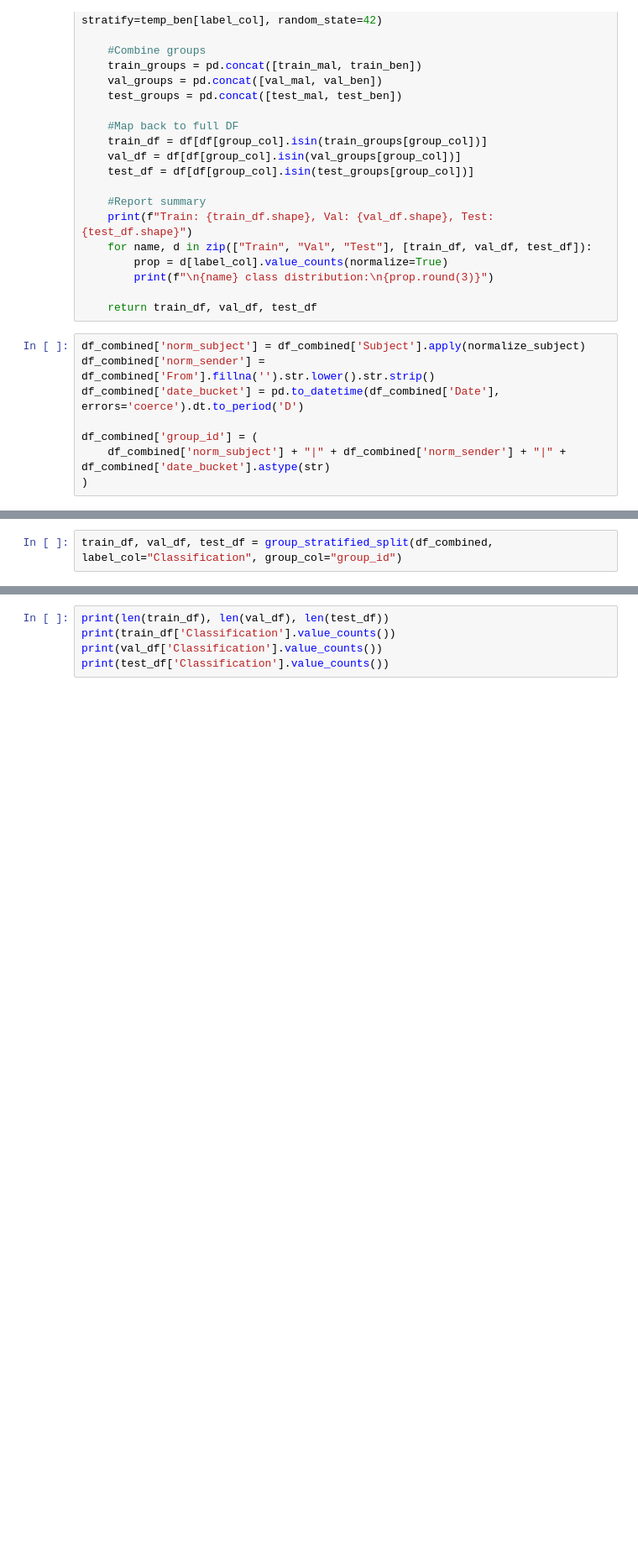
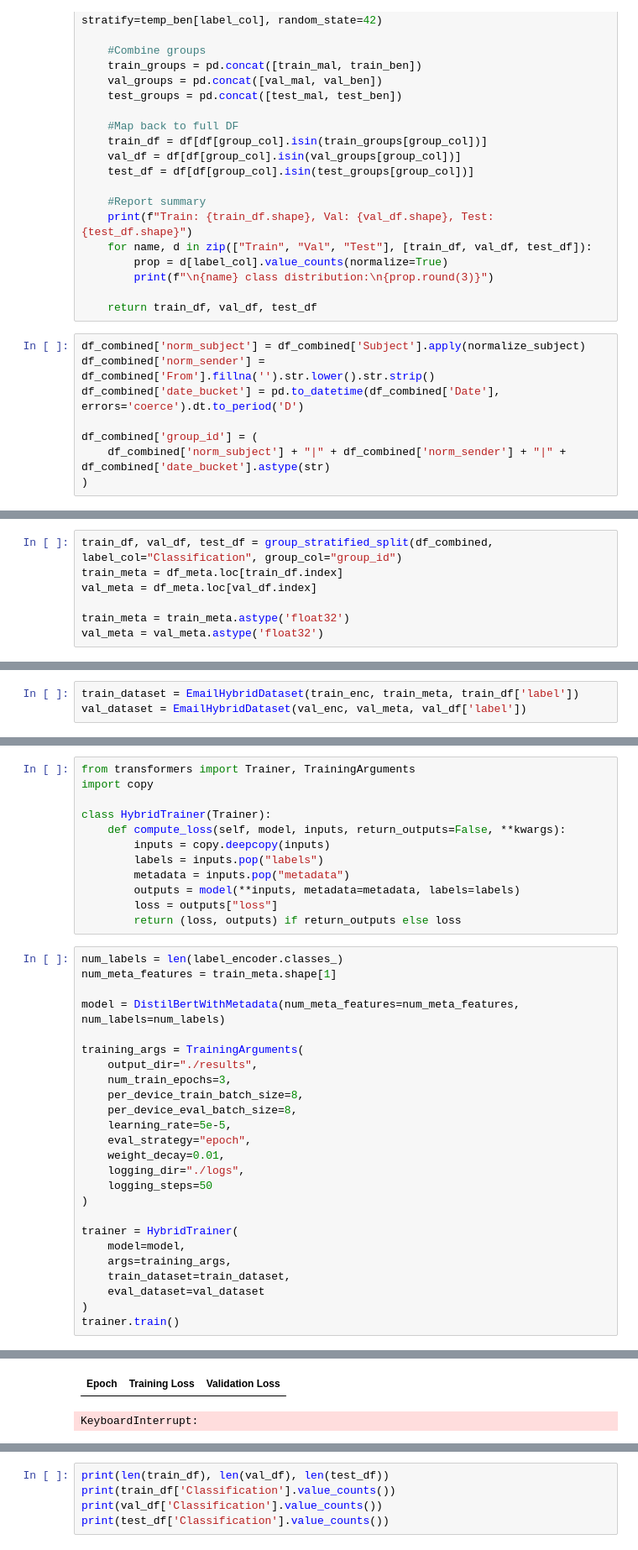
Before and after one commit to Reno0213/capstone, a Jupyter notebook: dataset.ipynb, the cells around one changed output, grey strips where cells are left out. Shown: that part at 84% size. Cells and saved outputs as stored; diff of their text form; blank space fills up the shorter version.

```diff
--- a/dataset.ipynb
+++ b/dataset.ipynb
@@ -1394,3 +1445,8 @@ df_combined['group_id'] = (
 # %%
 train_df, val_df, test_df = group_stratified_split(df_combined, label_col="Classification", group_col="group_id")
+train_meta = df_meta.loc[train_df.index]
+val_meta = df_meta.loc[val_df.index]
+
+train_meta = train_meta.astype('float32')
+val_meta = val_meta.astype('float32')
 # %% [output]
@@ -1439,0 +1498,3 @@ val_test overlap: 0
+# %%
+train_dataset = EmailHybridDataset(train_enc, train_meta, train_df['label'])
+val_dataset = EmailHybridDataset(val_enc, val_meta, val_df['label'])
@@ -1439,0 +1536,38 @@ val_test overlap: 0
+# %%
+from transformers import Trainer, TrainingArguments
+import copy
+
+class HybridTrainer(Trainer):
+    def compute_loss(self, model, inputs, return_outputs=False, **kwargs):
+        inputs = copy.deepcopy(inputs)
+        labels = inputs.pop("labels")
+        metadata = inputs.pop("metadata")
+        outputs = model(**inputs, metadata=metadata, labels=labels)
+        loss = outputs["loss"]
+        return (loss, outputs) if return_outputs else loss
+# %%
+num_labels = len(label_encoder.classes_)
+num_meta_features = train_meta.shape[1]
+
+model = DistilBertWithMetadata(num_meta_features=num_meta_features, num_labels=num_labels)
+
+training_args = TrainingArguments(
+    output_dir="./results",
+    num_train_epochs=3,
+    per_device_train_batch_size=8,
+    per_device_eval_batch_size=8,
+    learning_rate=5e-5,
+    eval_strategy="epoch",
+    weight_decay=0.01,
+    logging_dir="./logs",
+    logging_steps=50
+)
+
+trainer = HybridTrainer(
+    model=model,
+    args=training_args,
+    train_dataset=train_dataset,
+    eval_dataset=val_dataset
+)
+trainer.train()
+# %% [output]
@@ -1439,0 +1575,2 @@ val_test overlap: 0
+| Epoch | Training Loss | Validation Loss |
+KeyboardInterrupt:
```
Also changed, not shown: parts of 24 cells of this notebook.
